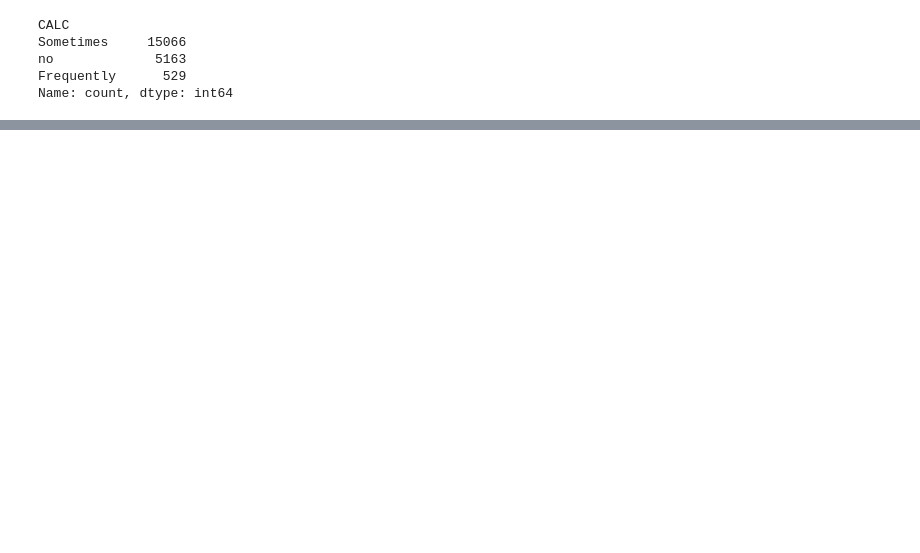
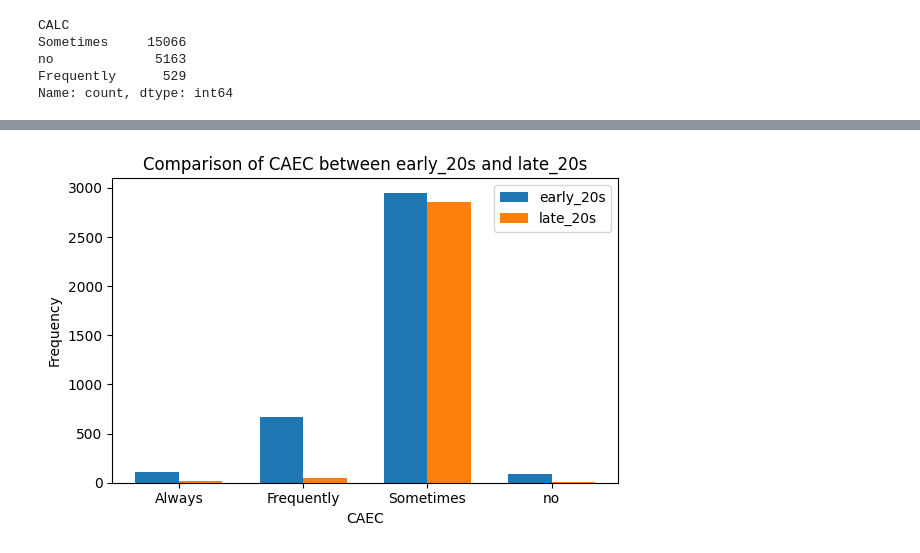
Before and after one commit to songye38/DAStudy, a Jupyter notebook: SONGYE/240225/240225_EDA.ipynb, the cells around one changed output, grey strips where cells are left out. Saved outputs shown, nothing was run; the diff lists cells and outputs as text; code cells hidden in the pictures; blank space fills up the shorter version.

```diff
--- a/SONGYE/240225/240225_EDA.ipynb
+++ b/SONGYE/240225/240225_EDA.ipynb
@@ -1243,0 +1491,27 @@ no                     0.196591
+# %%
+import numpy as np
+
+# early_20s와 late_20s의 FAVC 항목에 대한 빈도 계산
+early_20s_favc_freq = f_df[f_df['20_Age_Group']=='early_20s']['CAEC'].value_counts().sort_index()
+late_20s_favc_freq = f_df[f_df['20_Age_Group']=='late_20s']['CAEC'].value_counts().sort_index()
+
+# 범주들
+categories = early_20s_favc_freq.index
+
+# 막대의 위치 조정
+x = np.arange(len(categories))
+
+# 막대 그래프 그리기
+width = 0.35  # 막대의 너비
+plt.figure(figsize=(6, 4))
+plt.bar(x - width/2, early_20s_favc_freq, width, label='early_20s')
+plt.bar(x + width/2, late_20s_favc_freq, width, label='late_20s')
+plt.xlabel('CAEC')
+plt.ylabel('Frequency')
+plt.title('Comparison of CAEC between early_20s and late_20s')
+plt.xticks(x, categories)
+plt.legend()
+plt.tight_layout()
+plt.show()
+# %% [output]
+[figure, added]
```
Also changed, not shown: parts of 62 cells of this notebook.
